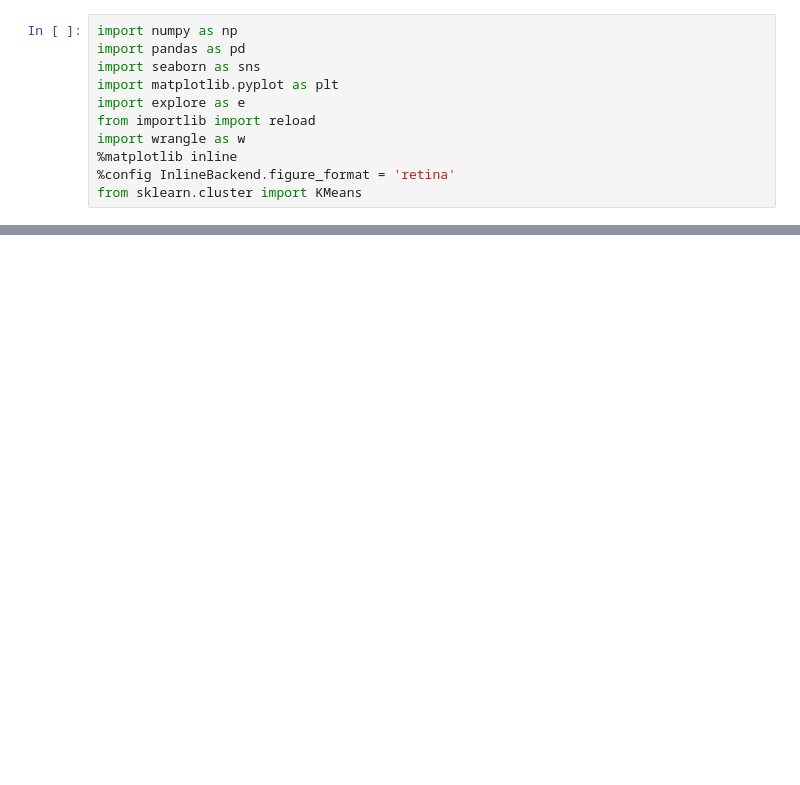
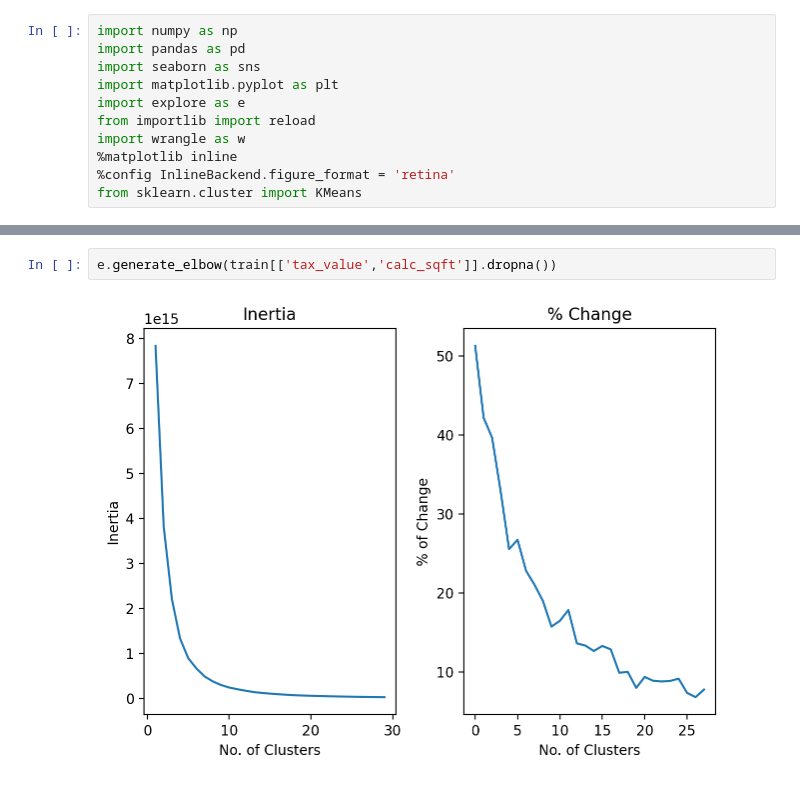
Before and after one commit to L-G-B-Team/clustering-project, a Jupyter notebook: woody_explore.ipynb, the cells around one changed output, grey strips where cells are left out. Saved outputs shown, nothing was run; the diff lists cells and outputs as text; blank space fills up the shorter version.

```diff
--- a/woody_explore.ipynb
+++ b/woody_explore.ipynb
@@ -30,2 +28,6 @@ Index(['in_range', 'lower', 'upper'], dtype='object')
+# %%
+e.generate_elbow(train[['tax_value','calc_sqft']].dropna())
+# %% [output]
+[figure, added]
 # %%
 reload(e)
```
Also changed, not shown: parts of 7 cells of this notebook, 1 other file.
